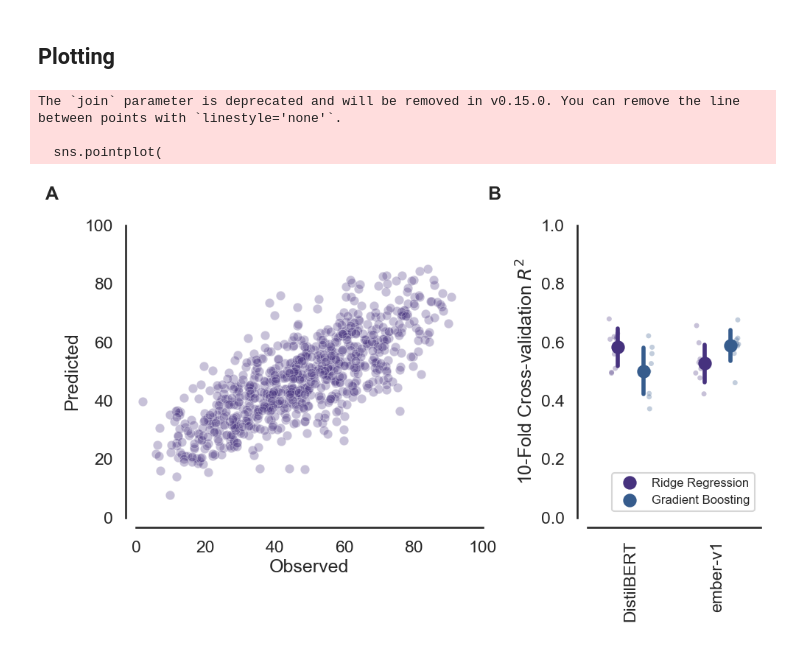
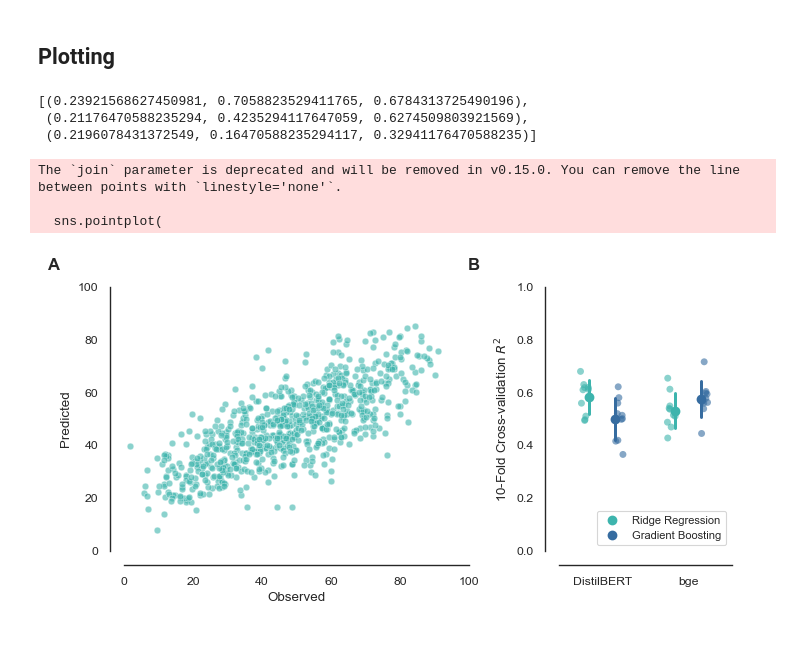
Before and after one commit to Zak-Hussain/LLM4BeSci, a Jupyter notebook: health/distilber_vs_ember.ipynb, the cells around one changed output. Saved outputs shown, nothing was run; the diff lists cells and outputs as text; code cells hidden in the pictures.

```diff
--- a/health/distilber_vs_ember.ipynb
+++ b/health/distilber_vs_ember.ipynb
@@ -88,6 +85,6 @@ def extract_features(text: Dataset, model_ckpt: str):
     return np.array(features, dtype=float)
 
 
-ember_features = extract_features(dat, 'llmrails/ember-v1')
+ember_features = extract_features(dat, 'BAAI/bge-large-en-v1.5')
 ember_features
 # %% [output]
@@ -128,7 +125,7 @@ distilbert_features
 | 776 | -0.148871 | 0.094196 | 0.097353 | -0.295030 | 0.079687 | 0.020537 | 0.388873 | 0.140645 | -0.075444 | -0.502733 | ... | ... |
 777 rows × 768 columns
 # %%
-mods = {'DistilBERT': distilbert_features, 'ember-v1': ember_features}
+mods = {'DistilBERT': distilbert_features, 'bge': ember_features}
 ridge = RidgeCV()
 boost = GradientBoostingRegressor()
 results = []
@@ -198,44 +195,49 @@ preds
 # %%
 import seaborn as sns
 import matplotlib.pyplot as plt
+# %%
+colors = ["#3DB4ADFF", "#366CA0FF", "#382A54FF"]
+palette = sns.color_palette(colors)
+palette
+# %% [output]
+[(0.23921568627450981, 0.7058823529411765, 0.6784313725490196),
+ (0.21176470588235294, 0.4235294117647059, 0.6274509803921569),
+ (0.2196078431372549, 0.16470588235294117, 0.32941176470588235)]
 # %%
-sns.set(context='talk', style='white', palette='viridis')
-fig, axs = plt.subplots(1, 2, figsize=(10, 6), width_ratios=(1, .5))
+sns.set(context='paper', style='white', palette=palette)
+fig, axs = plt.subplots(1, 2, figsize=(7, 3.5), width_ratios=(1, .5))
 
 # Panel A: Predicted vs. observed scatterplot
-sns.scatterplot(preds, x='observed', y='predicted', alpha=.3, ax=axs[0])
+sns.scatterplot(preds, x='observed', y='predicted', alpha=.6, ax=axs[0])
 axs[0].set(xlabel='Observed', ylabel='Predicted', ylim=(0, 100), xlim=(0, 100))
 
 # Panel B: distilbert vs BGE
 sns.stripplot(
-    results, x='model', y='score', hue='estimator', alpha=.3, legend=False, dodge=.3,
+    results, x='model', y='score', hue='estimator', alpha=.6, legend=False, dodge=.3,
     ax=axs[1]
 )
 
 sns.pointplot(
     results, x='model', y='score', hue='estimator', errorbar='sd', zorder=1,
     join=False, dodge=.3, ax=axs[1])
 
 axs[1].set(xlabel='', ylabel='10-Fold Cross-validation $R^2$', ylim=(0, 1))
 
 # gets rid of legend title
 handles, labels = axs[1].get_legend_handles_labels()
-axs[1].legend(title=None, fontsize=12, loc='lower right')
+axs[1].legend(title=None, fontsize=8, loc='lower right')
 
 sns.despine(offset=10)
 
-# rotate xticks 90 degres
-axs[1].set_xticklabels(axs[1].get_xticklabels(), rotation=90)
-
 #  Adds Panel Labels
-fontdict = {'fontsize':18, 'fontweight':'bold', 'va':'top', 'ha':'right'}
+fontdict = {'fontsize':12, 'fontweight':'bold', 'va':'top', 'ha':'right'}
 fig.text(0.02, 1.03, 'A', fontdict=fontdict)
 fig.text(.62, 1.03, 'B', fontdict=fontdict)
 
 plt.tight_layout()
 plt.savefig('health.png', dpi=300, bbox_inches='tight')
 # %% [output]
 The `join` parameter is deprecated and will be removed in v0.15.0. You can remove the line between points with `linestyle='none'`.
 
   sns.pointplot(
-[figure, old version]
+[figure, new version]
```
Also changed, not shown: parts of 4 cells of this notebook, 6 other files.
